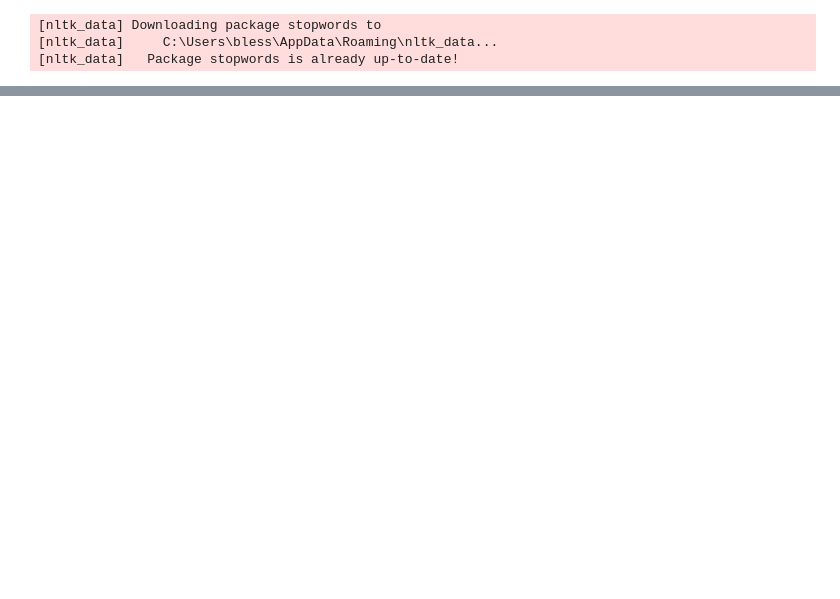
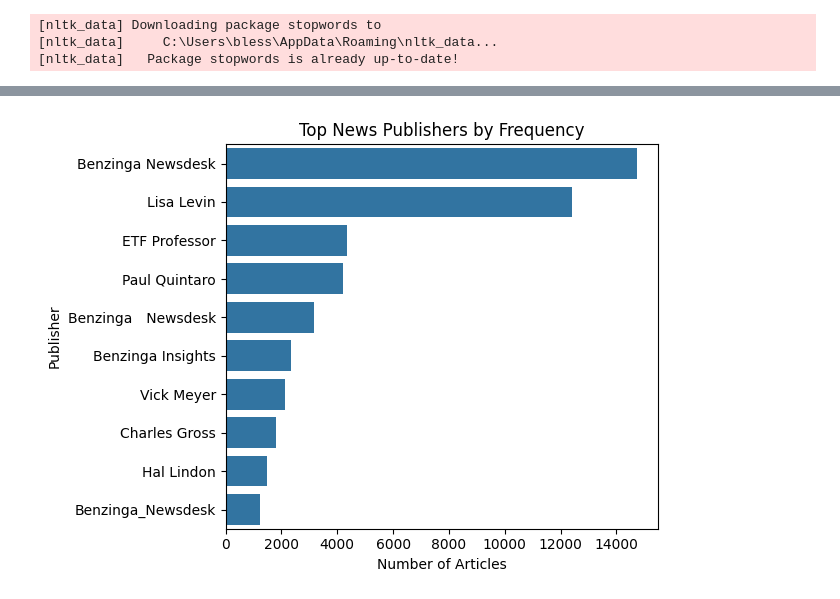
Before and after one commit to RedietSeleshiTsega/stock-news-eda, a Jupyter notebook: src/eda.ipynb, the cells around one changed output, grey strips where cells are left out. Cells and saved outputs as stored; diff of their text form; code cells hidden in the pictures; blank space fills up the shorter version.

```diff
--- a/src/eda.ipynb
+++ b/src/eda.ipynb
@@ -145,0 +157,3 @@ LatentDirichletAllocation(n_components=5, random_state=42)
+# %%
+top_publishers = ratings_df['publisher'].value_counts().head(10)
+print("\nTop Publishers:\n", top_publishers)
@@ -145,0 +209,9 @@ LatentDirichletAllocation(n_components=5, random_state=42)
+# %%
+sns.barplot(x=top_publishers.values, y=top_publishers.index)
+plt.title("Top News Publishers by Frequency")
+plt.xlabel("Number of Articles")
+plt.ylabel("Publisher")
+plt.tight_layout()
+plt.show()
+# %% [output]
+[figure, added]
```
Also changed, not shown: parts of 24 cells of this notebook.
